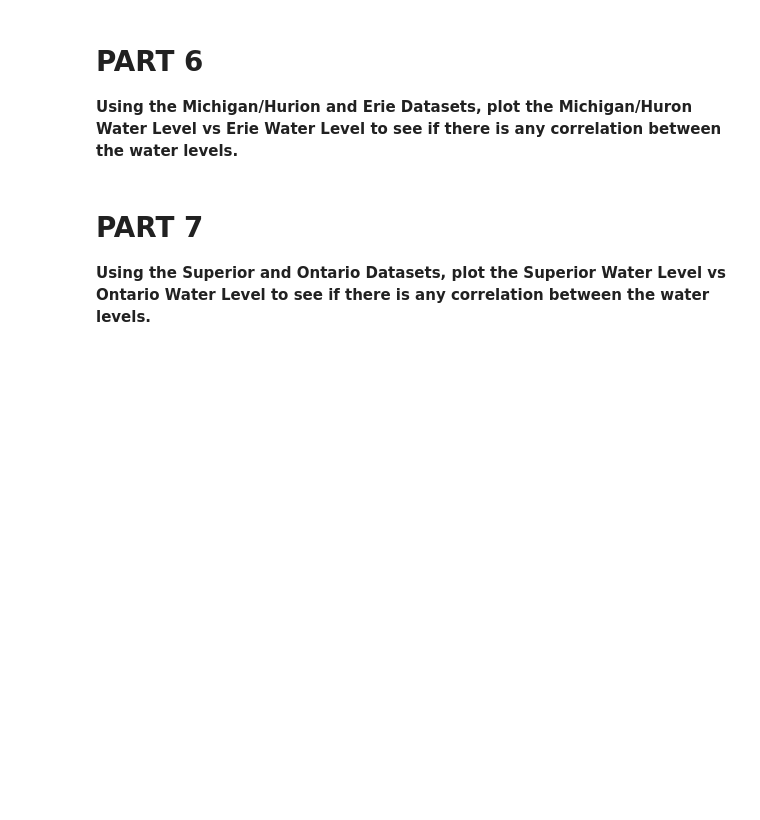
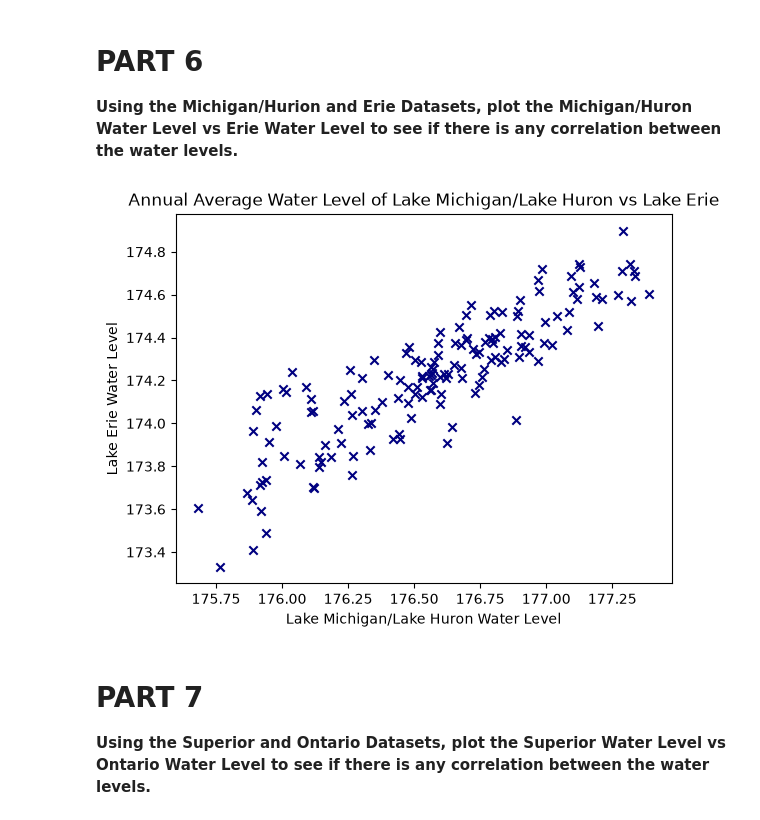
Before and after one commit to jmartiniez0z0-ship-it/CMSE202_Git_Started, a Jupyter notebook: Great_Lakes_and_Grand_River.ipynb, the cells around one changed output. Cells and saved outputs as stored; diff of their text form; code cells hidden in the pictures; blank space fills up the shorter version.

```diff
--- a/Great_Lakes_and_Grand_River.ipynb
+++ b/Great_Lakes_and_Grand_River.ipynb
@@ -85,3 +82,15 @@ Text(0.5, 1.0, 'Annual Average Water Level of Lake Michigan/Lake Huron vs Lake S
+# %%
+# Insert Code Here
+
+mhu = pd.read_csv("data/mhu.csv")
+eri = pd.read_csv("data/eri.csv")
+
+plt.scatter(mhu["AnnAvg"], eri["Unnamed: 1"], color = "navy", marker = "x")
+plt.xlabel("Lake Michigan/Lake Huron Water Level")
+plt.ylabel("Lake Erie Water Level")
+plt.title("Annual Average Water Level of Lake Michigan/Lake Huron vs Lake Erie");
+# %% [output]
+[figure, added]
 # %% [markdown]
 # PART 7
 
```
Also changed, not shown: parts of 2 cells of this notebook.
